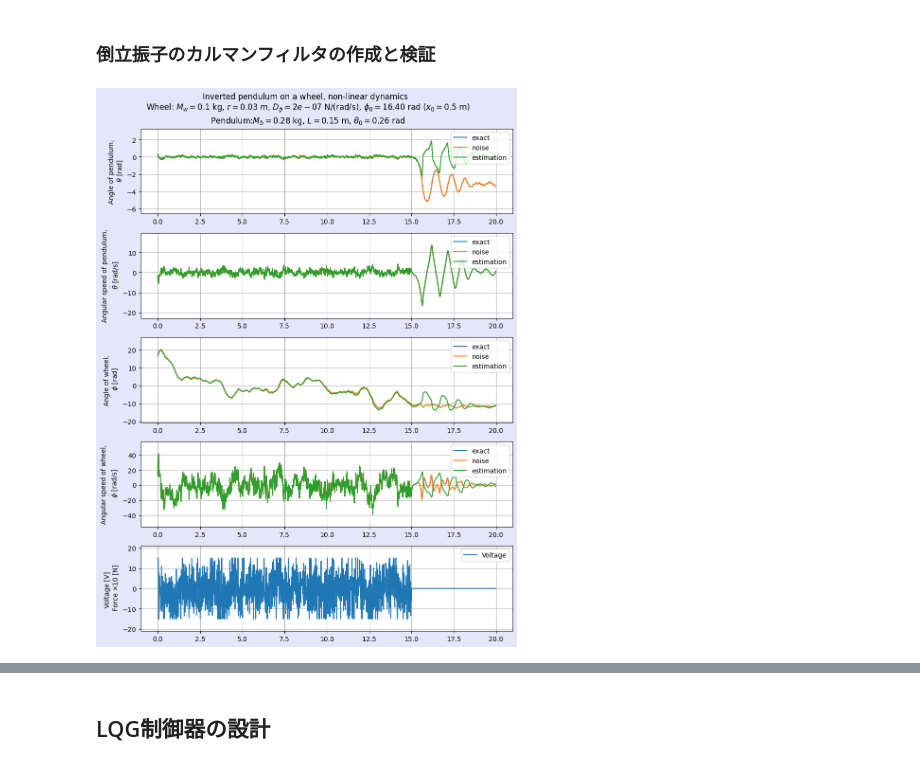
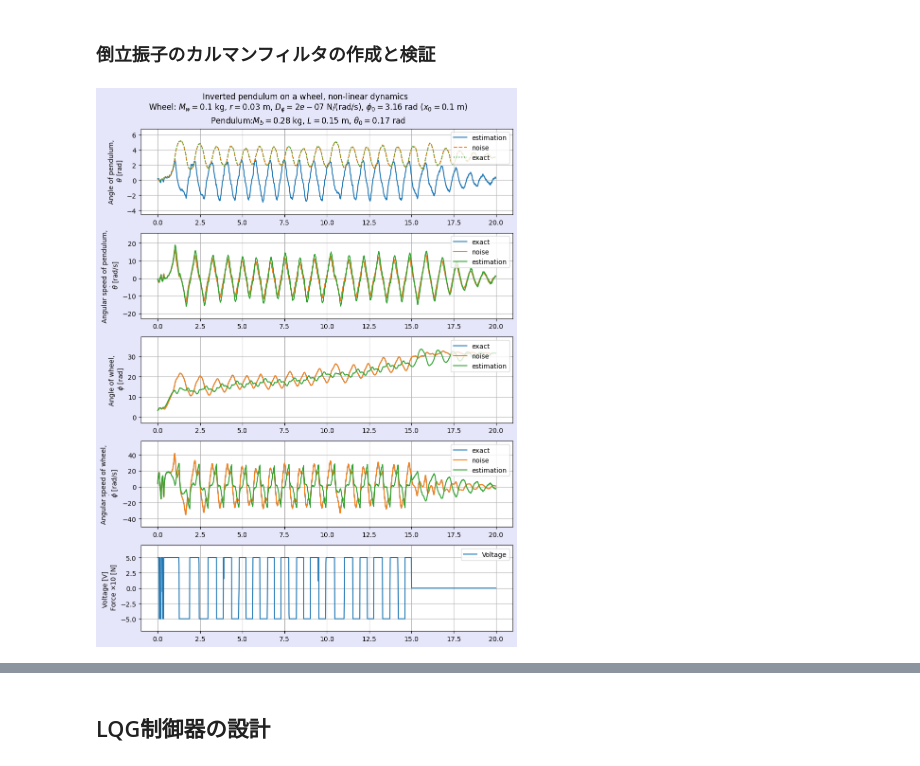
Before and after one commit to HoneyMack/wheel_inverted_pendulum, a Jupyter notebook: motor_driven_wheeled_inverted_pendulum_simulation.ipynb, the cells around one changed output, grey strips where cells are left out. Drawn from its saved outputs; the diff is of its cells as text; code cells hidden in the pictures.

```diff
--- a/motor_driven_wheeled_inverted_pendulum_simulation.ipynb
+++ b/motor_driven_wheeled_inverted_pendulum_simulation.ipynb
@@ -837,8 +842,12 @@ def configure_axes(
     legend_loc="upper right",
 ):
     y_min, y_max = np.inf, -np.inf
-    for y_data, label in y_data_label_list:
-        axis.plot(x_data, y_data, label=label)
+    for element in y_data_label_list:
+        y_data, label = element[0], element[1]
+        if len(element) > 2:
+            axis.plot(x_data, y_data, label=label, **element[2])
+        else:
+            axis.plot(x_data, y_data, label=label)
         y_min = min(y_min, np.min(y_data))
         y_max = max(y_max, np.max(y_data))
 
@@ -1126,7 +1135,7 @@ F: [[109.67781227   1.          18.08767335   1.6052501 ]]
 # %%
 # コントローラ
 #最大電圧
-v_max = 15 # [V]
+v_max = 5 # [V]
 
 def voltage_control(t:float,x:np.ndarray)->float:
    #F = np.array([[151.21248434,1.,39.46621943,7.04652916]])
@@ -1525,8 +1555,8 @@ observer = KalmanObserver(A_d,B_d,C_d,np.ones((A_d.shape[0])))
 
 
 #初期条件の設定：10度傾け、位置を0.5mずらした状態から開始
-theta_init = np.radians(15)
-x_est_init = 0.5
+theta_init = np.radians(10)
+x_est_init = 0.1
 phi_init = x_est_init / r - theta_init
 # カルマンフィルタの初期条件
 sigma = 0.01
@@ -1590,33 +1620,33 @@ voltage_hist = np.zeros_like(t_points)
 f_d_hist  = np.zeros_like(t_points)
 for i,t in enumerate(t_points):
     voltage_hist[i] = voltage_control(t, x_est_hist[i])
-    f_d_hist[i] =force_disturbance(t, sol.y[:,i])
+    f_d_hist[i] =force_disturbance(t, x_est_hist[i])
 # %%
 # グラフを描画
 subtitle = f"Inverted pendulum on a wheel, non-linear dynamics \n \
 Wheel: $M_w = {M_w}$ kg, $r = {r}$ m, $D_\\phi = {D_phi}$ N/(rad/s), \
 $\\phi_0= {phi_init:.2f}$ rad ($x_0 = {r * (theta_init + phi_init):.1f}$ m)\n \
 Pendulum:$M_b = {M_b}$ kg, $L = {L}$ m, $\\theta_0 = {theta_init:.2f}$ rad"
 
 
 data_list = [
-    [(theta_hist, "exact"), (theta_noise_hist, "noise"), (theta_est_hist, "estimation")],
+    [(theta_est_hist, "estimation"),(theta_noise_hist, "noise",{"linestyle":"dashed"}), (theta_hist, "exact", {"linestyle":"dotted"})],
     [(dtheta_hist, "exact"), (dtheta_noise_hist, "noise"), (dtheta_est_hist, "estimation")],
     [(phi_hist, "exact"), (phi_noise_hist, "noise"), (phi_est_hist, "estimation")],
     [(dphi_hist, "exact"), (dphi_noise_hist, "noise"), (dphi_est_hist, "estimation")],
     [(voltage_hist, "Voltage")]
 ]
 labels_list = [
     "Angle of pendulum,\n $\\theta$ [rad]",
     "Angular speed of pendulum,\n $\\dot{\\theta}$ [rad/s]",
     "Angle of wheel,\n $\\phi$ [rad]",
     "Angular speed of wheel,\n $\\dot{\\phi}$ [rad/s]",
     "Voltage [V] \n Force $ \\times 10$ [N]",
 ]
 
 plot_time_domain(subtitle, t_points, data_list, labels_list)
 # %% [output]
-[figure, old version]
+[figure, new version]
 # %%
 # アニメーションを描画
 
```
Also changed, not shown: parts of 5 cells of this notebook.
